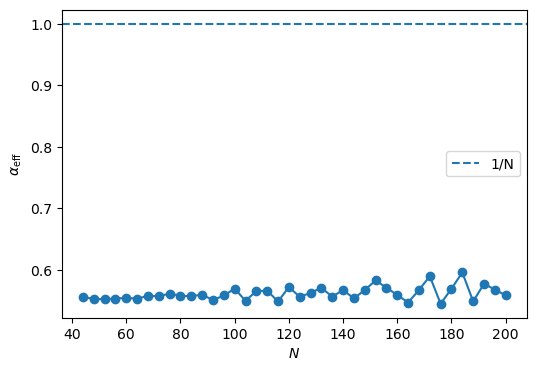
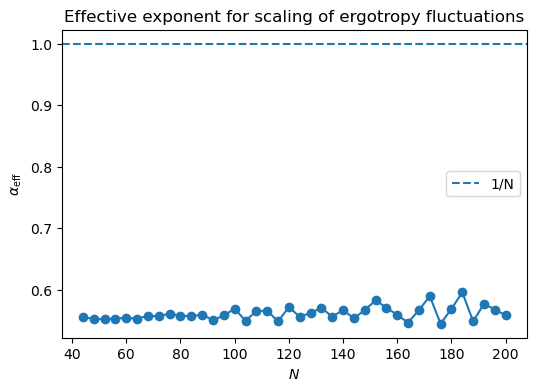
The notebook cell's code change between the first figure and the second:
--- before
+++ after
@@ -11,6 +11,5 @@
 plt.xlabel(r"$N$")
 plt.ylabel(r"$\alpha_{\rm eff}$")
-
+plt.title("Effective exponent for scaling of ergotropy fluctuations")
 plt.legend()
-
 plt.show()

Commit: Add files via upload